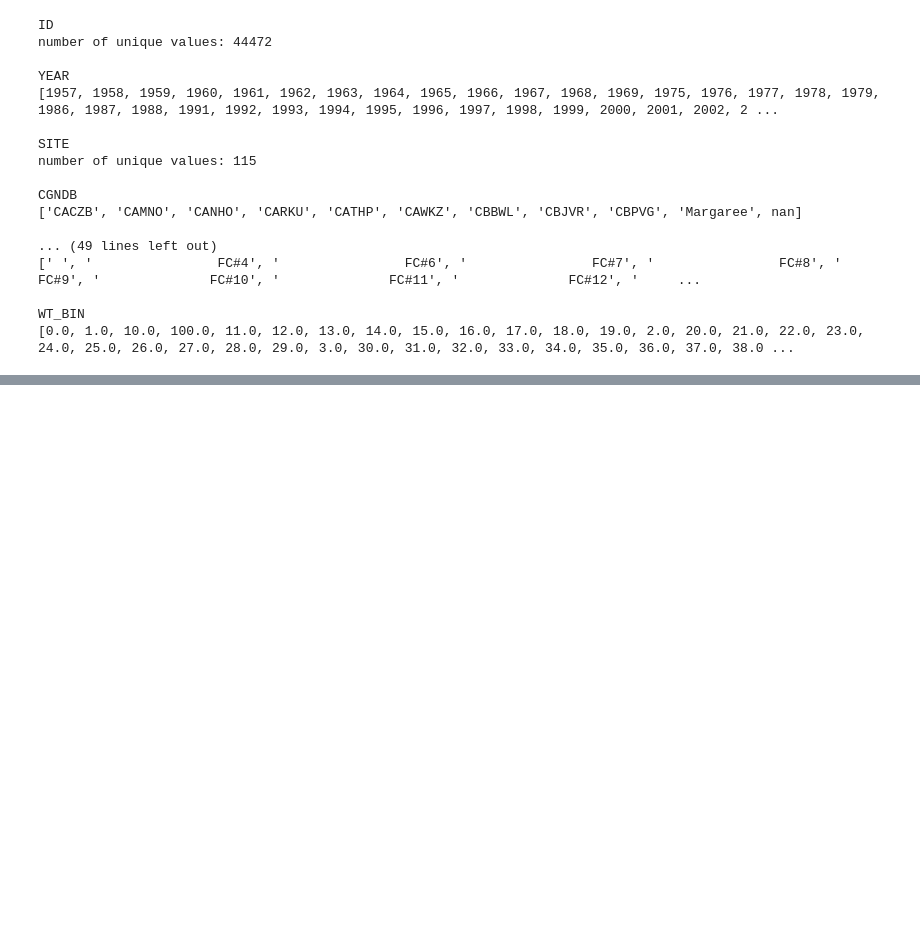
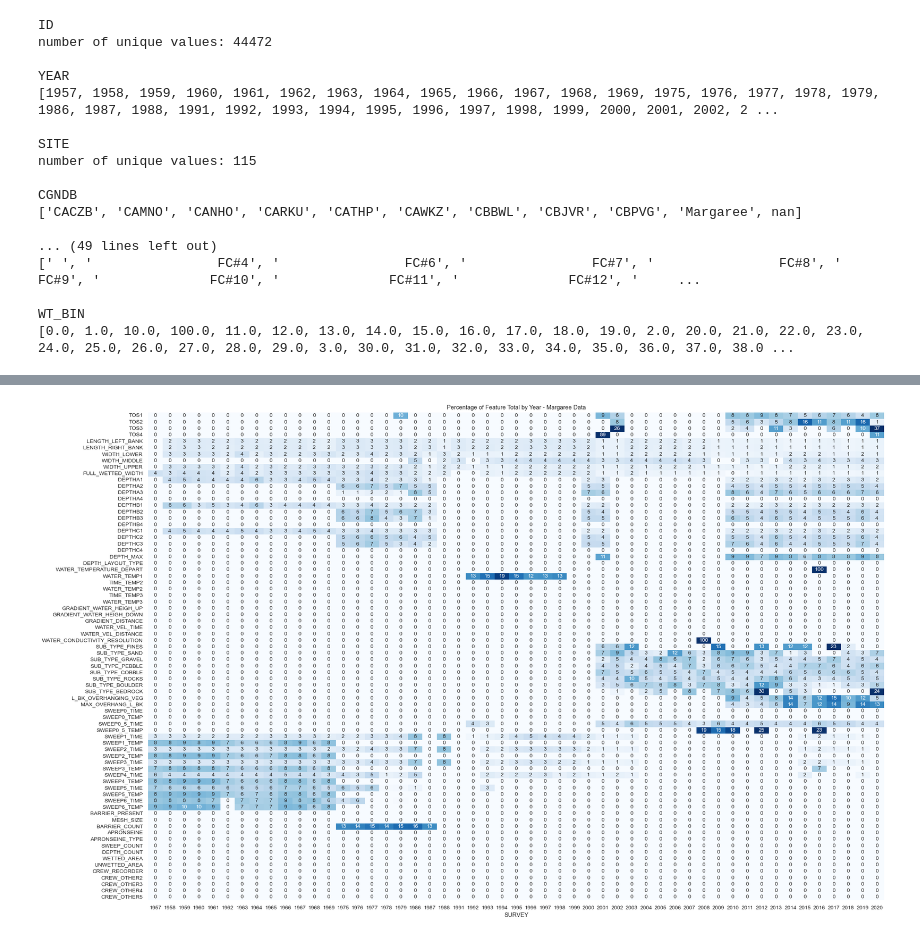
Before and after one commit to dfo-gulf-science/EFishing-EDA, a Jupyter notebook: E_Fishing_EDA.ipynb, the cells around one changed output, grey strips where cells are left out. Saved outputs shown, nothing was run; the diff lists cells and outputs as text; code cells hidden in the pictures; blank space fills up the shorter version.

```diff
--- a/E_Fishing_EDA.ipynb
+++ b/E_Fishing_EDA.ipynb
@@ -822,0 +896,15 @@ Name: DESCRIPTION, dtype: int64
+# %%
+plt.figure(figsize=(24,16))
+sns.heatmap(
+    (100 * df_msite.groupby('SURVEY').mean() / df_msite.groupby('SURVEY').mean().sum()).fillna(0).drop('ID', axis=1).T,
+    cmap='Blues',
+    cbar=False,
+    annot=True,
+    fmt='.0f',
+    annot_kws={"fontsize":10},
+    vmax=20
+)
+plt.title('Percentage of Feature Total by Year - Margaree Data')
+plt.show()
+# %% [output]
+[figure, added]
```
Also changed, not shown: parts of 59 cells of this notebook.
